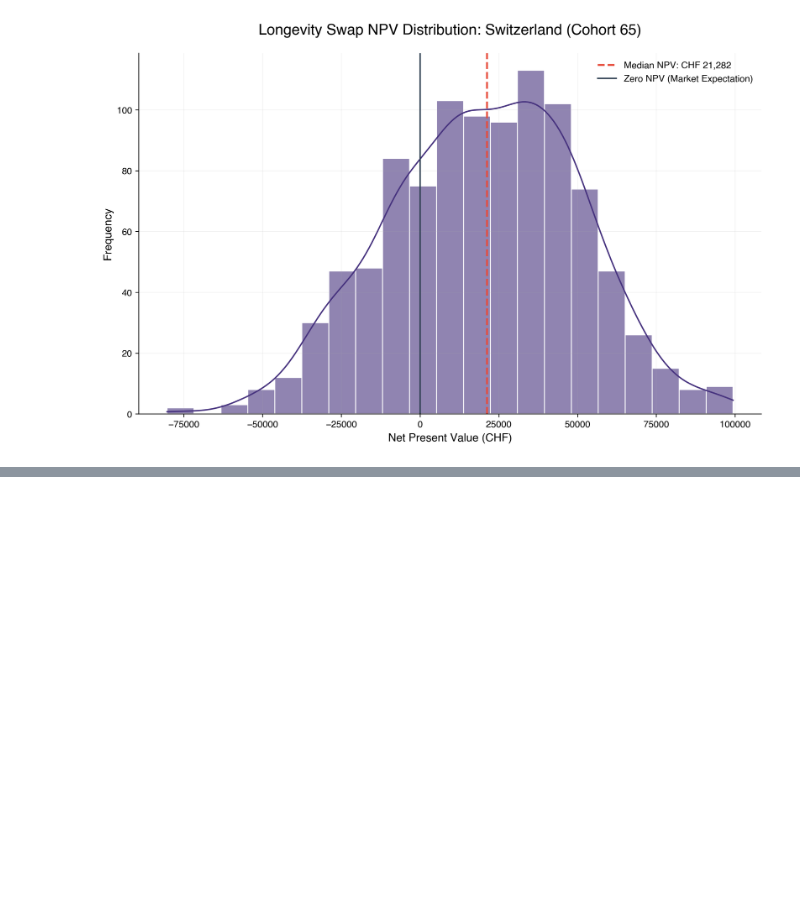
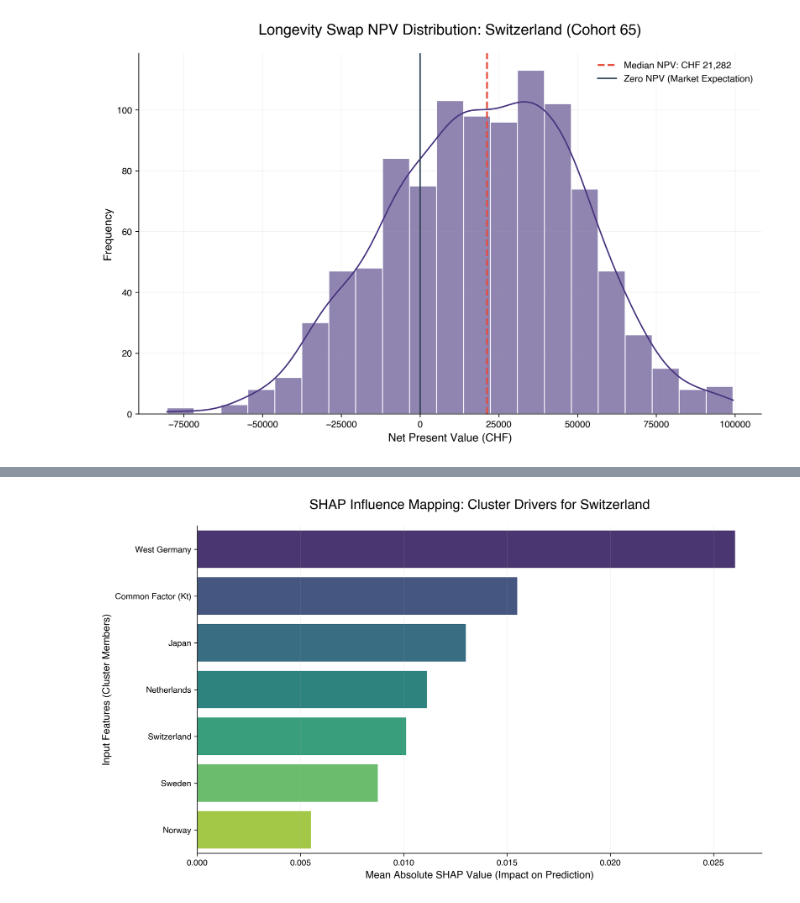
Before and after one commit to davide-rindori/Actuarial-DS-Portfolio, a Jupyter notebook: 04_Multi_Population_Longevity_XAI/notebooks/05_actuarial_stress_testing_validation.ipynb, the cells around one changed output, grey strips where cells are left out. Cells and saved outputs as stored; diff of their text form; code cells hidden in the pictures; blank space fills up the shorter version.

```diff
--- a/04_Multi_Population_Longevity_XAI/notebooks/05_actuarial_stress_testing_validation.ipynb
+++ b/04_Multi_Population_Longevity_XAI/notebooks/05_actuarial_stress_testing_validation.ipynb
@@ -586,0 +589,96 @@ Starting Multi-Country Longevity Swap Pricing (Cohort 65)...
+# %%
+# Title: Cell 5.9 - XAI: SHAP Multi-Country Influence Mapping (Global Framework)
+
+import os
+import numpy as np
+import pandas as pd
+import matplotlib.pyplot as plt
+import seaborn as sns
+import tensorflow as tf
+import shap
+from sklearn.preprocessing import StandardScaler
+
+# --- 1. ENVIRONMENT AND DATA RESTORATION ---
+# Load mortality factors from the processed assets
+with np.load(os.path.join("..", "data", "processed", "benchmarking_factors.npz")) as data:
+    kt_common = data['kt_common']
+    kt_specific = data['kt_specific_matrix']
+    country_codes = list(data['countries'])
+
+# Reconstruct first differences (Delta) for stationarity
+all_factors = np.column_stack([kt_common, kt_specific])
+diff_factors = np.diff(all_factors, axis=0)
+
+# Apply scaling (fitting on training only for anti-leakage consistency)
+scaler = StandardScaler()
+scaled_diffs = scaler.fit_transform(diff_factors)
+
+# Reconstruct Sliding Window (Lookback 10)
+lookback = 10
+n_features = scaled_diffs.shape[1]
+X_full = np.array([scaled_diffs[i:i+lookback] for i in range(len(scaled_diffs) - lookback)])
+X_train = X_full[:-10]
+X_val = X_full[-10:]
+
+# Flatten inputs for SHAP compatibility (samples, lookback * features)
+X_train_flat = X_train.reshape(X_train.shape[0], -1)
+X_val_flat = X_val.reshape(X_val.shape[0], -1)
+
+# --- 2. MODEL LOADING ---
+model_path = os.path.join("..", "models", "mortality_lstm_champion.keras")
+model = tf.keras.models.load_model(model_path, compile=False)
+
+# Wrapper for SHAP: receives 2D (flat), predicts 3D (samples, lookback, features)
+def map_predict(data_flat):
+    data_3d = data_flat.reshape(data_flat.shape[0], lookback, n_features)
+    return model.predict(data_3d, verbose=0)
+
+# --- 3. SHAP COMPUTATION ---
+# Use a background sample to accelerate KernelExplainer
+background_flat = shap.sample(X_train_flat, 20)
+test_sample_flat = X_val_flat[:5] # Analyze the most recent years of the dataset
+
+explainer = shap.KernelExplainer(map_predict, background_flat)
+
+print("Computing SHAP values (KernelExplainer execution)...")
+shap_values = explainer.shap_values(test_sample_flat)
+
+# --- 4. CLUSTER-WIDE AGGREGATION AND TARGET VISUALIZATION ---
+target_code = 'CHE'
+target_output_idx = country_codes.index(target_code) + 1
+shap_values_target = np.array(shap_values[target_output_idx])
+
+shap_values_3d = shap_values_target.reshape(-1, lookback, n_features)
+mean_abs_shap = np.abs(shap_values_3d).mean(axis=(0, 1))
+
+feature_names = ['Common Factor (Kt)'] + [COUNTRIES_DICT[c] for c in country_codes]
+df_shap = pd.DataFrame({'Feature': feature_names, 'Importance': mean_abs_shap})
+df_shap = df_shap.sort_values(by='Importance', ascending=False)
+
+# --- 5. VISUALIZATION (Updated Syntax to avoid FutureWarnings) ---
+plt.figure()
+set_style()
+
+# Fix: We assign 'Feature' to 'hue' and set 'legend=False' as suggested by the warning
+sns.barplot(
+    x='Importance',
+    y='Feature',
+    data=df_shap,
+    hue='Feature',
+    palette="viridis",
+    legend=False
+)
+
+plt.title(f"SHAP Influence Mapping: Cluster Drivers for {COUNTRIES_DICT[target_code]}")
+plt.xlabel("Mean Absolute SHAP Value (Impact on Prediction)")
+plt.ylabel("Input Features (Cluster Members)")
+
+plt.savefig(f"{FIGURES_DIR}fig18_shap_influence_mapping.png")
+plt.show()
+
+print(f"--- GLOBAL SHAP ANALYSIS SUMMARY ({target_code}) ---")
+for i, row in df_shap.iterrows():
+    print(f"{row['Feature']}: {row['Importance']:.5f}")
+
+print("\n--- SHAP ANALYSIS COMPLETE ---")
+# %% [output]
@@ -586,0 +686 @@ Starting Multi-Country Longevity Swap Pricing (Cohort 65)...
+[figure, added]
```
Also changed, not shown: parts of 2 cells of this notebook, 3 other files.
